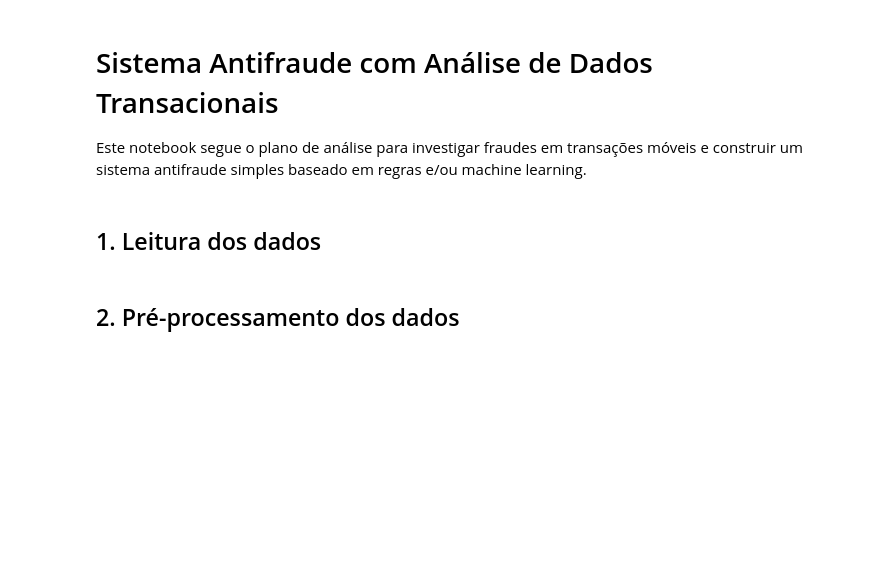
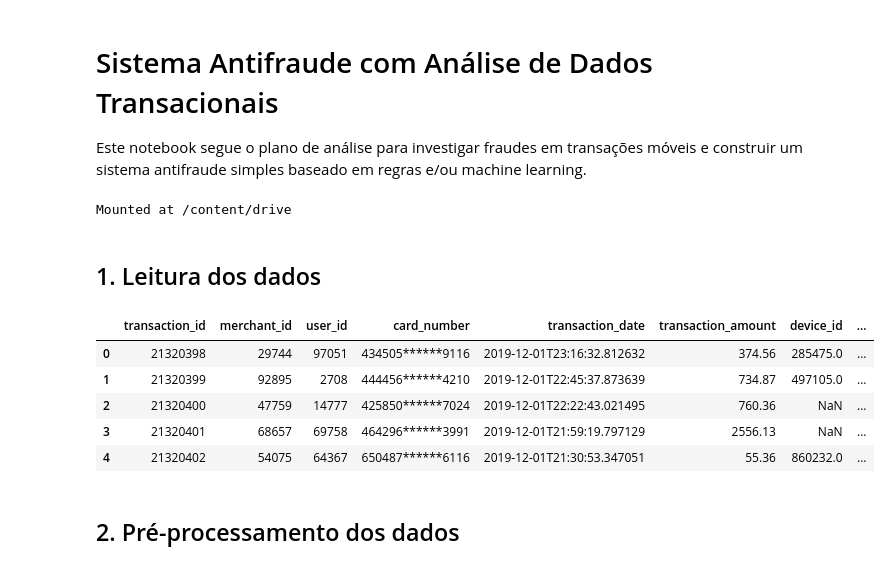
Before and after one commit to jacksontenorio8/Anti-Faude---Case-Solucion, a Jupyter notebook: antifraude_notebook.ipynb, the cells around one changed output. Saved outputs shown, nothing was run; the diff lists cells and outputs as text; code cells hidden in the pictures; blank space fills up the shorter version.

```diff
--- a/antifraude_notebook.ipynb
+++ b/antifraude_notebook.ipynb
@@ -2,6 +4,11 @@
 # Sistema Antifraude com Análise de Dados Transacionais
 
 Este notebook segue o plano de análise para investigar fraudes em transações móveis e construir um sistema antifraude simples baseado em regras e/ou machine learning.
+# %%
+from google.colab import drive
+drive.mount('/content/drive')
+# %% [output]
+Mounted at /content/drive
 # %%
 # Bibliotecas principais
 import pandas as pd
@@ -16,8 +23,15 @@ sns.set(style='whitegrid')
 ## 1. Leitura dos dados
 # %%
 # Substitua pelo caminho do seu CSV
-df = pd.read_csv('dados_transacoes.csv')
+df = pd.read_csv('/content/drive/MyDrive/data/transactional-sample.csv')
 df.head()
+# %% [output]
+|  | transaction_id | merchant_id | user_id | card_number | transaction_date | transaction_amount | device_id | ... |
+| 0 | 21320398 | 29744 | 97051 | 434505******9116 | 2019-12-01T23:16:32.812632 | 374.56 | 285475.0 | ... |
+| 1 | 21320399 | 92895 | 2708 | 444456******4210 | 2019-12-01T22:45:37.873639 | 734.87 | 497105.0 | ... |
+| 2 | 21320400 | 47759 | 14777 | 425850******7024 | 2019-12-01T22:22:43.021495 | 760.36 | NaN | ... |
+| 3 | 21320401 | 68657 | 69758 | 464296******3991 | 2019-12-01T21:59:19.797129 | 2556.13 | NaN | ... |
+| 4 | 21320402 | 54075 | 64367 | 650487******6116 | 2019-12-01T21:30:53.347051 | 55.36 | 860232.0 | ... |
 # %% [markdown]
 ## 2. Pré-processamento dos dados
 # %%
```
Also changed, not shown: parts of 6 cells of this notebook.
